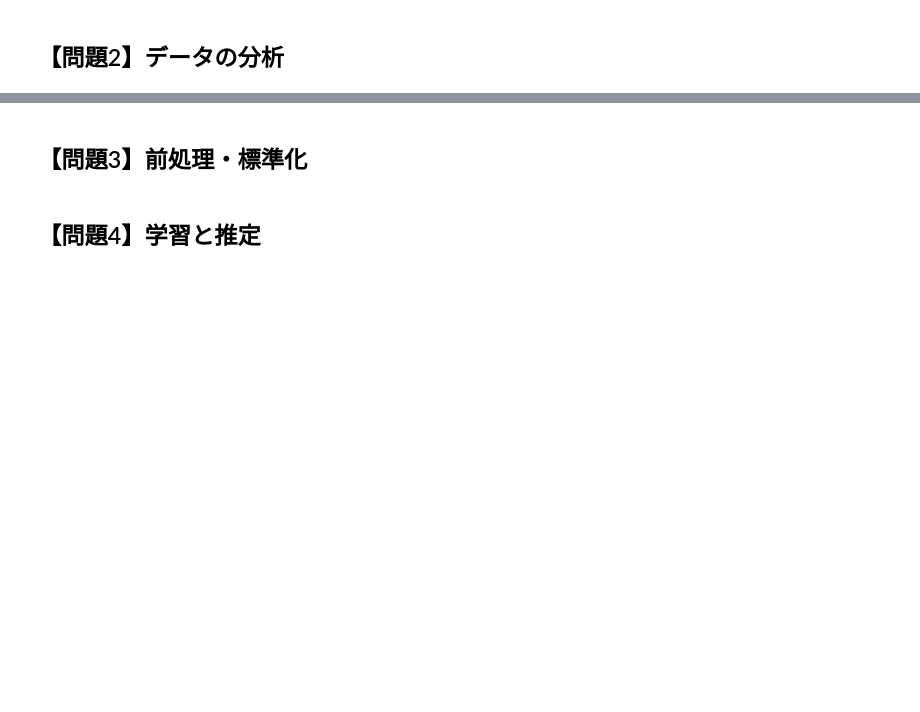
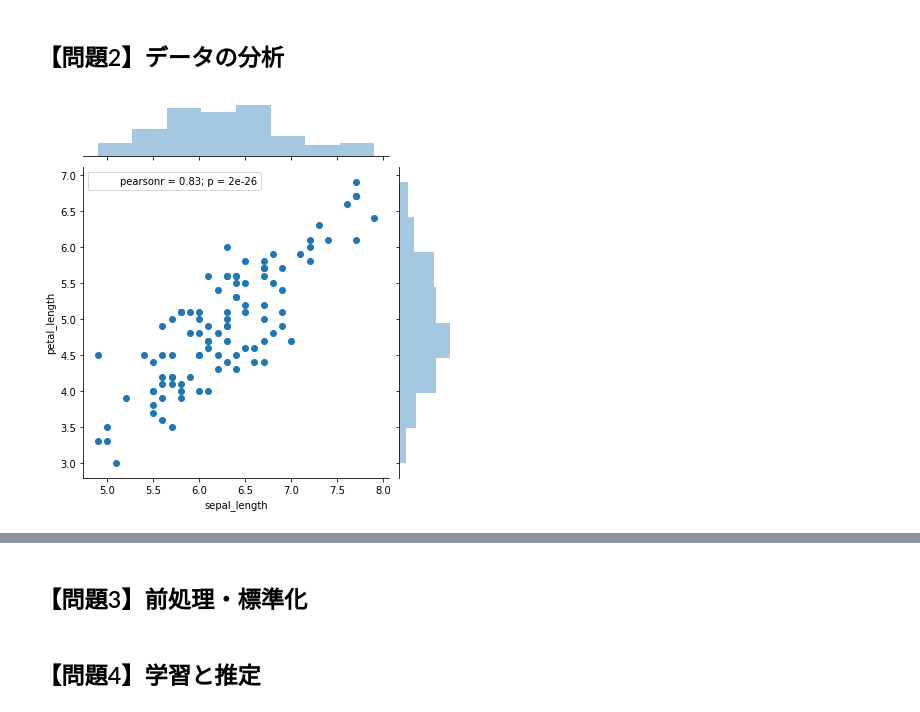
Before and after one commit to norotime/diveintocode-ml, a Jupyter notebook: week4/week4-work1.ipynb, the cells around one changed output, grey strips where cells are left out. Cells and saved outputs as stored; diff of their text form; code cells hidden in the pictures; blank space fills up the shorter version.

```diff
--- a/week4/week4-work1.ipynb
+++ b/week4/week4-work1.ipynb
@@ -12,3 +12,40 @@
 1. 【問題9】（アドバンス課題）全ての目的変数を使用して精度が高い手法
 # %% [markdown]
 ## 【課題1】練習のために特徴量とカテゴリを選択
+# %%
+# フォントの設定
+import matplotlib as mpl
+font = {"family":"IPAexGothic"}
+mpl.rc('font', **font)
+%matplotlib inline
+
+#計算&表の編集ツール
+import pandas as pd
+import numpy as np
+
+# 可視化ツール
+import matplotlib.pyplot as plt
+import matplotlib
+matplotlib.font_manager._rebuild()
+
+# 分類するためのツール
+import warnings
+warnings.filterwarnings('ignore')
+from sklearn.neural_network import MLPClassifier as Deeplearning
+
+#　その他
+import warnings
+warnings.filterwarnings('ignore')
+# %%
+from sklearn.datasets import load_iris
+from sklearn.model_selection import train_test_split
+
+iris = load_iris()
+X = pd.DataFrame(iris.data, columns=[
+     "sepal_length"
+    ,"sepal_width"
+    ,"petal_length"
+    ,"petal_width"
+])
+y = pd.DataFrame(iris.target, columns = ["species"])
+df = X.join(y)
@@ -15,2 +97,4 @@
+# %%
+df_virgi = df[df['species'].isin(['1', '2'])].loc[:,["sepal_length","petal_length","species"]]
 # %% [markdown]
 ## 【問題2】データの分析
@@ -16,0 +103,5 @@
+# %%
+# 散布図
+ax = sns.jointplot(x="sepal_length", y="petal_length", data=df_virgi)
+# %% [output]
+[figure, added]
```
Also changed, not shown: parts of 22 cells of this notebook, 1 other file.
